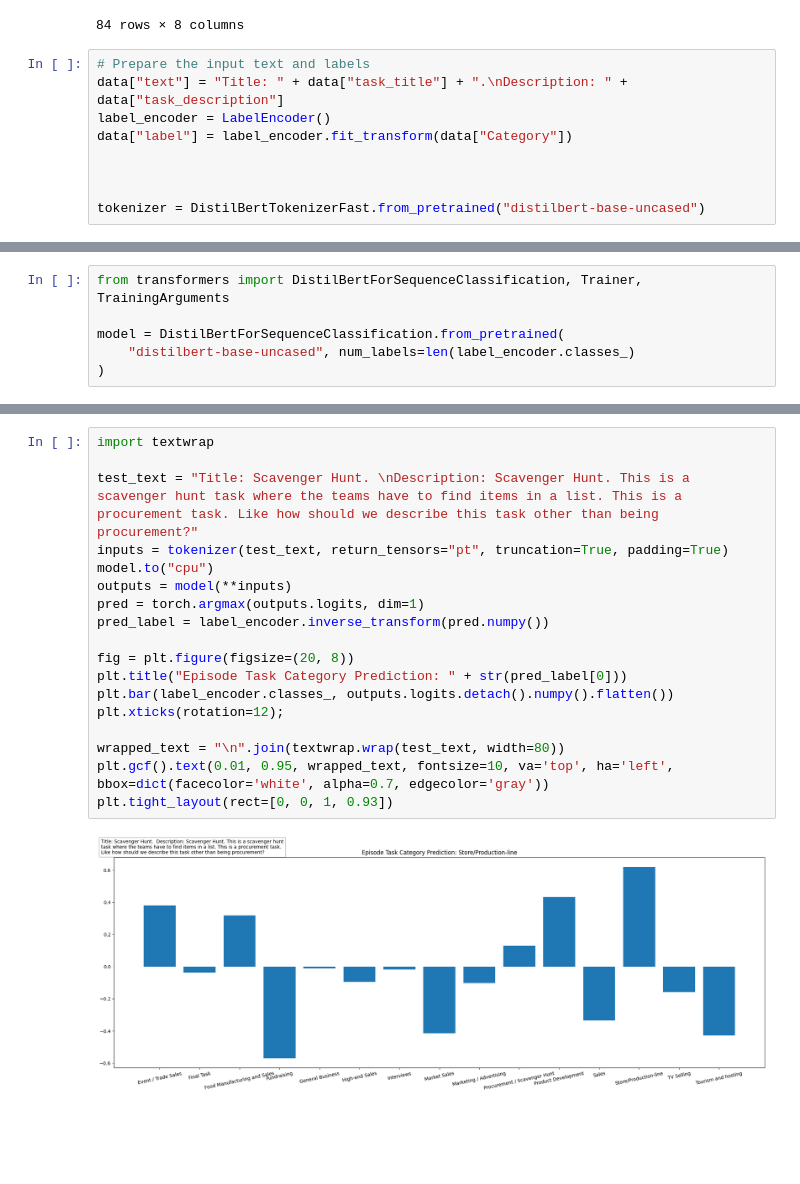
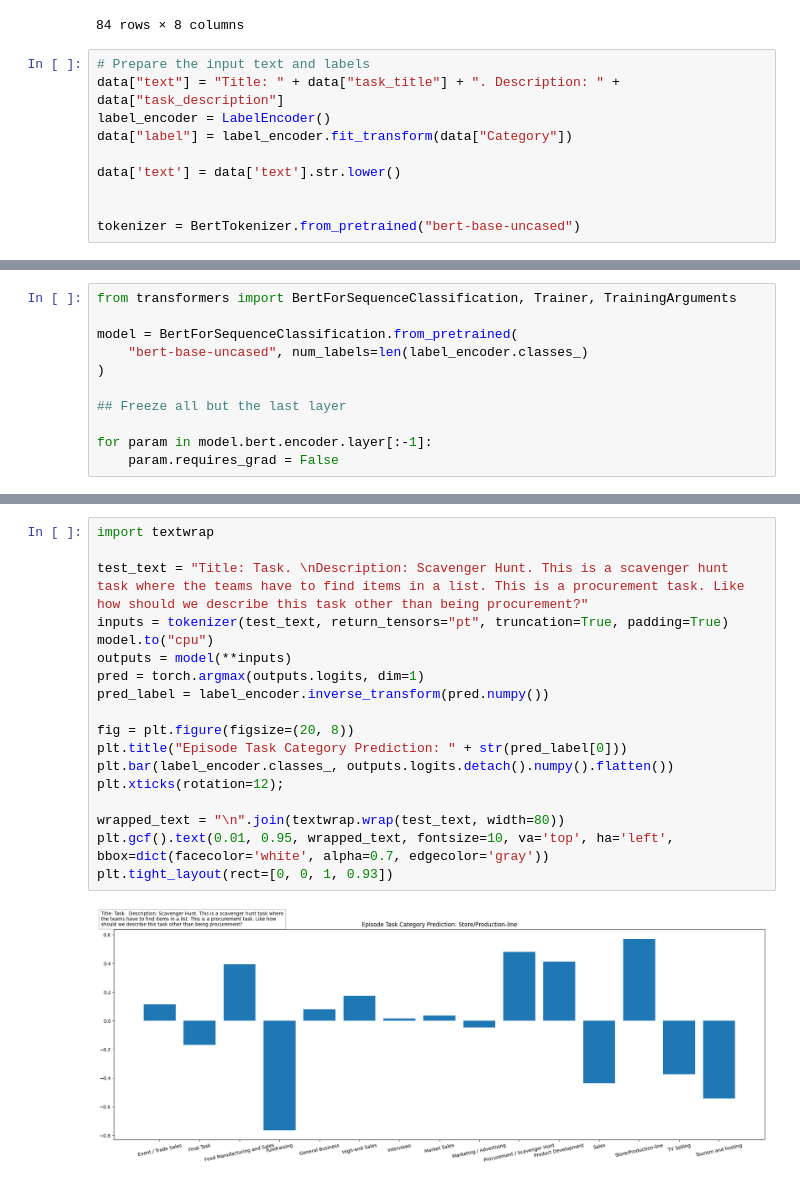
Before and after one commit to jacb1729/The-Apprentice, a Jupyter notebook: notebook.ipynb, the cells around one changed output, grey strips where cells are left out. Cells and saved outputs as stored; diff of their text form; blank space fills up the shorter version.

Commit message:
prototype task classifier

```diff
--- a/notebook.ipynb
+++ b/notebook.ipynb
@@ -321,12 +323,13 @@ data
 84 rows × 8 columns
 # %%
 # Prepare the input text and labels
-data["text"] = "Title: " + data["task_title"] + ".\nDescription: " + data["task_description"]
+data["text"] = "Title: " + data["task_title"] + ". Description: " + data["task_description"]
 label_encoder = LabelEncoder()
 data["label"] = label_encoder.fit_transform(data["Category"])
 
+data['text'] = data['text'].str.lower()
 
 
-tokenizer = DistilBertTokenizerFast.from_pretrained("distilbert-base-uncased")
+tokenizer = BertTokenizer.from_pretrained("bert-base-uncased")
 # %%
 class TextDataset(torch.utils.data.Dataset):
@@ -340,9 +343,14 @@ class TextDataset(torch.utils.data.Dataset):
             key: torch.tensor(val[idx]) for key, val in self.encodings.items()
         } | {'labels': torch.tensor(self.labels[idx])}
 # %%
-from transformers import DistilBertForSequenceClassification, Trainer, TrainingArguments
+from transformers import BertForSequenceClassification, Trainer, TrainingArguments
 
-model = DistilBertForSequenceClassification.from_pretrained(
-    "distilbert-base-uncased", num_labels=len(label_encoder.classes_)
+model = BertForSequenceClassification.from_pretrained(
+    "bert-base-uncased", num_labels=len(label_encoder.classes_)
 )
+
+## Freeze all but the last layer
+
+for param in model.bert.encoder.layer[:-1]:
+    param.requires_grad = False
 # %% [output]
@@ -378,20 +392,20 @@ TrainOutput(global_step=55, training_loss=2.420262822237882, metrics={'train_run
 # %%
 import textwrap
 
-test_text = "Title: Scavenger Hunt. \nDescription: Scavenger Hunt. This is a scavenger hunt task where the teams have to find items in a list. This is a procurement task. Like how should we describe this task other than being procurement?"
+test_text = "Title: Task. \nDescription: Scavenger Hunt. This is a scavenger hunt task where the teams have to find items in a list. This is a procurement task. Like how should we describe this task other than being procurement?"
 inputs = tokenizer(test_text, return_tensors="pt", truncation=True, padding=True)
 model.to("cpu")
 outputs = model(**inputs)
 pred = torch.argmax(outputs.logits, dim=1)
 pred_label = label_encoder.inverse_transform(pred.numpy())
 
 fig = plt.figure(figsize=(20, 8))
 plt.title("Episode Task Category Prediction: " + str(pred_label[0]))
 plt.bar(label_encoder.classes_, outputs.logits.detach().numpy().flatten())
 plt.xticks(rotation=12);
 
 wrapped_text = "\n".join(textwrap.wrap(test_text, width=80))
 plt.gcf().text(0.01, 0.95, wrapped_text, fontsize=10, va='top', ha='left', bbox=dict(facecolor='white', alpha=0.7, edgecolor='gray'))
 plt.tight_layout(rect=[0, 0, 1, 0.93])
 # %% [output]
-[figure, old version]
+[figure, new version]
```
Also changed, not shown: parts of 10 cells of this notebook.
